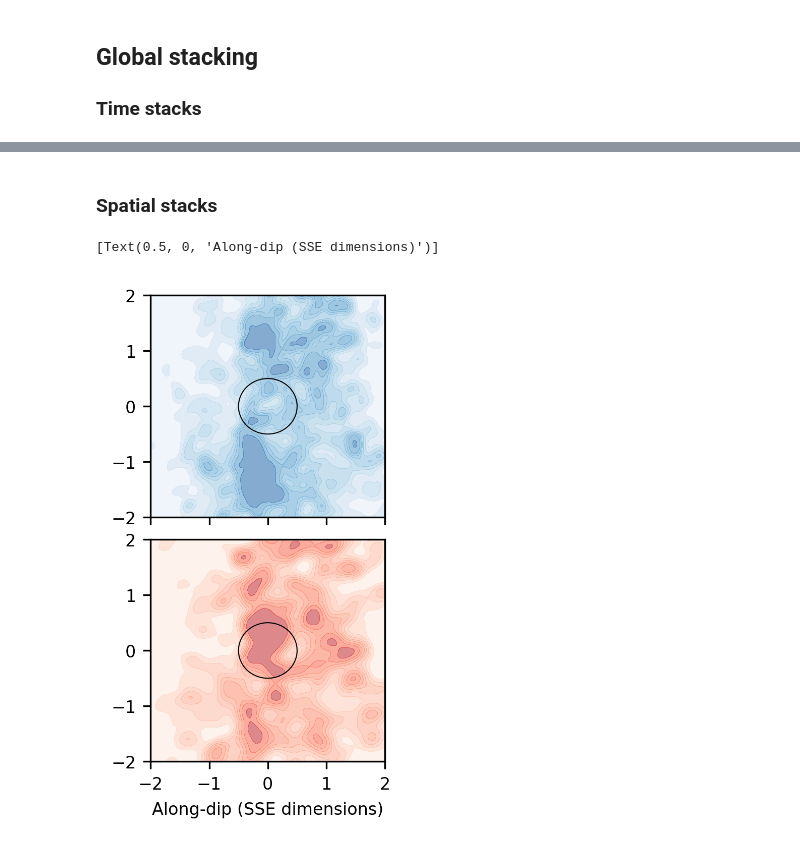
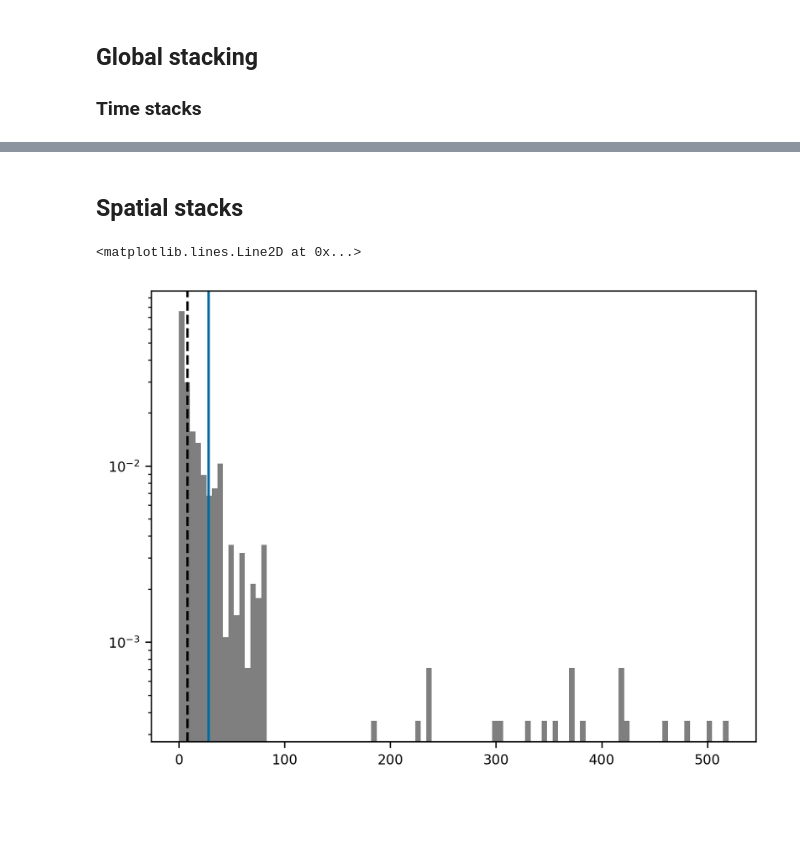
Before and after one commit to keliankaz/global_SSE, a Jupyter notebook: notebooks/global_source_properties.ipynb, the cells around one changed output, grey strips where cells are left out. Saved outputs shown, nothing was run; the diff lists cells and outputs as text; code cells hidden in the pictures; blank space fills up the shorter version.

```diff
--- a/notebooks/global_source_properties.ipynb
+++ b/notebooks/global_source_properties.ipynb
@@ -295,2 +510,2 @@ Text(0, 0.5, 'Earthquakes')
 # %% [markdown]
-### Spatial stacks
+## Spatial stacks
@@ -422,44 +512,7 @@ pre_event_stack = spatial_stack(T_pre,W, time_shift= (-T_pre/2 - T_event/2 - buf
-# %%
-pre_event_stack_combined = np.concatenate(pre_event_stack)
-co_event_stack_combined = np.concatenate(co_event_stack)
-
-pre_weights = []
-for seq in pre_event_stack:
-    pre_weights.append(np.ones(len(seq))/len(seq))
-pre_weights = np.concatenate(pre_weights)
-
-co_weights = []
-for seq in co_event_stack:
-    co_weights.append(np.ones(len(seq))/len(seq))
-co_weights = np.concatenate(co_weights)
-
-# drop nan values in both stacks and corresponding weights
-pre_weights = pre_weights[~np.isnan(pre_event_stack_combined).any(axis=1)]
-co_weights = co_weights[~np.isnan(co_event_stack_combined).any(axis=1)]
-pre_event_stack_combined = pre_event_stack_combined[~np.isnan(pre_event_stack_combined).any(axis=1)]
-co_event_stack_combined = co_event_stack_combined[~np.isnan(co_event_stack_combined).any(axis=1)]
-
-
-fig, ax = plt.subplots(2,1,figsize=(2,4), sharex=True, sharey=True, gridspec_kw=dict(hspace=0.1))
-shared_kws = dict(
-    shade=True,
-    shade_lowest=False,
-    alpha=0.5,
-    clip=[-2,2],
-    bw_adjust=0.1,
-    levels=np.linspace(0,1,10),
-)
-
-sns.kdeplot(pre_event_stack_combined[:,0], pre_event_stack_combined[:,1], cmap='Blues', label='Pre-event', ax=ax[0], **shared_kws, weights=pre_weights)
-sns.kdeplot(co_event_stack_combined[:,0], co_event_stack_combined[:,1], cmap='Reds', label='During slow slip', ax=ax[1], **shared_kws, weights=co_weights)
-
-for iax in ax:
-    # plot a circle to show the SSE dimensions
-    iax.add_artist(plt.Circle((0, 0), 0.5, color='k', fill=False, lw=0.5))
-
-ax[1].set(
-    xlabel='Along-dip (SSE dimensions)',
-)
-# %% [output]
-[Text(0.5, 0, 'Along-dip (SSE dimensions)')]
-[figure, removed]
+# %%
+plt.hist(all_slowslip.catalog['duration'].values/60/60/24, log=True, bins=100, color='k', alpha=0.5, density=True, label='All slow slip')
+plt.axvline(np.nanmean(all_slowslip.catalog['duration'].values/60/60/24))
+plt.axvline(np.nanmedian(all_slowslip.catalog['duration'].values/60/60/24),c='k',ls='--')
+# %% [output]
+<matplotlib.lines.Line2D at 0x...>
+[figure, added]
```
Also changed, not shown: parts of 45 cells of this notebook, 2 other files.
